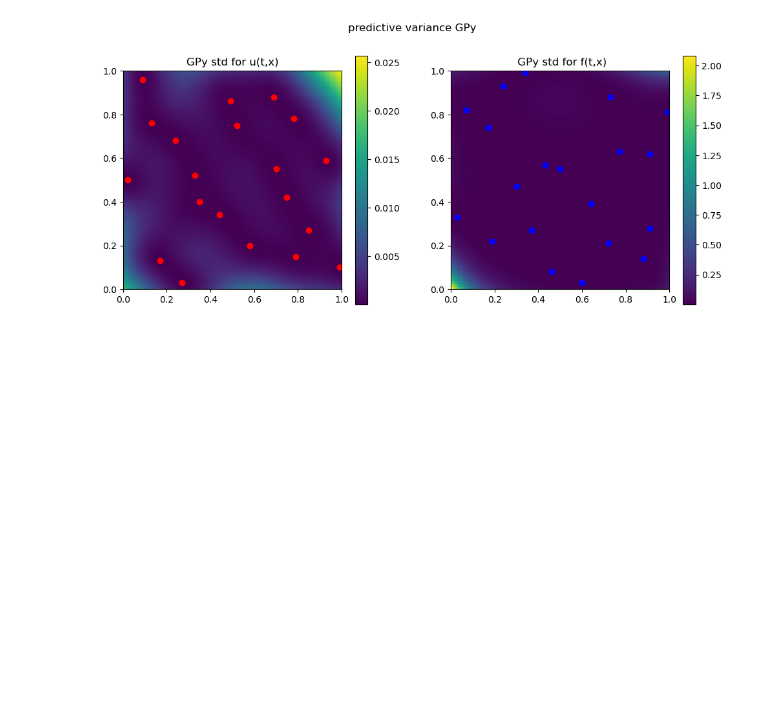
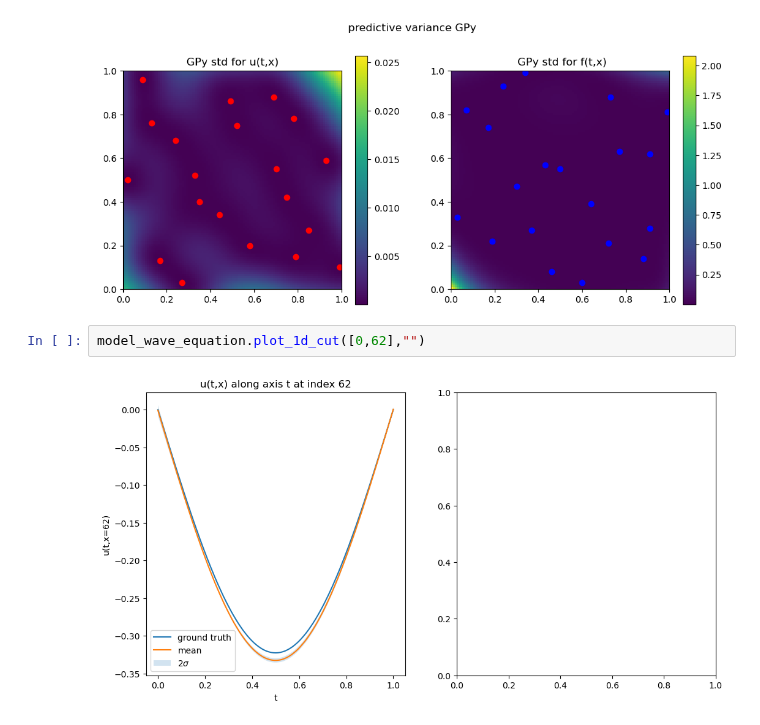
Before and after one commit to TobiLeitgeb/Code_bac, a Jupyter notebook: final_examples/wave_equation/wave_equation.ipynb, the cells around one changed output. Saved outputs shown, nothing was run; the diff lists cells and outputs as text; blank space fills up the shorter version.

```diff
--- a/final_examples/wave_equation/wave_equation.ipynb
+++ b/final_examples/wave_equation/wave_equation.ipynb
@@ -99,3 +184,7 @@ relative error u:  0.10127081754392099
 relative error f:  0.003060865876656323
 [figure]
 [figure]
+# %%
+model_wave_equation.plot_1d_cut([0,62],"")
+# %% [output]
+[figure, added]
```
Also changed, not shown: parts of 4 cells of this notebook, 6 other files.
